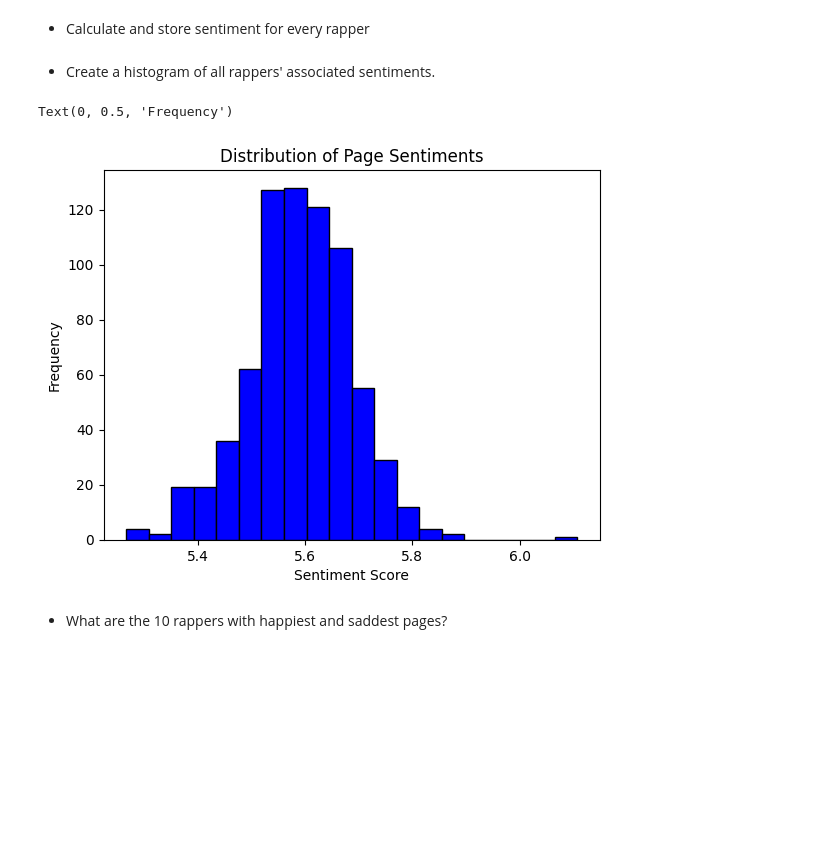
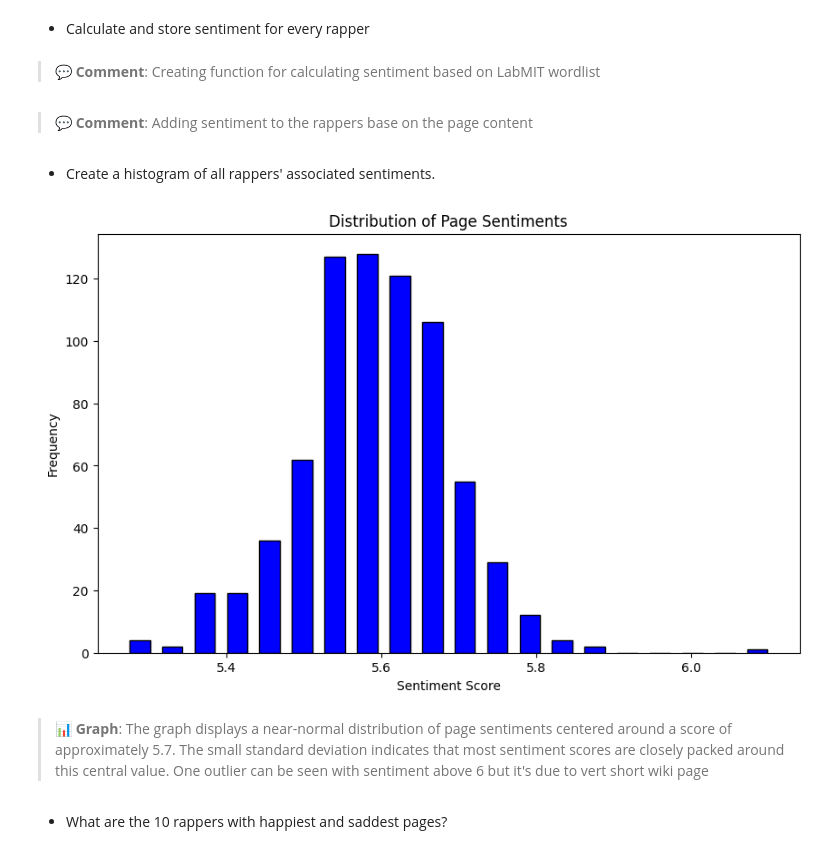
Before and after one commit to jereml99/socialgraphs2023, a Jupyter notebook: assignments/Assignment2.ipynb, the cells around one changed output. Drawn from its saved outputs; the diff is of its cells as text; code cells hidden in the pictures; blank space fills up the shorter version.

```diff
--- a/assignments/Assignment2.ipynb
+++ b/assignments/Assignment2.ipynb
@@ -401,19 +420,5 @@ printmd(f"> **✅ Solution**: Modularity: {modularity_value:.3f}")
 > **✅ Solution**: Modularity: 0.409
 # %% [markdown]
 >   * Plot and/or print the distribution of community sizes (whichever makes most sense). Comment on your result.
-# %%
-import matplotlib.pyplot as plt
-from collections import Counter
-### TODO PROBABLY BETTER TO HAVE THIS ON TOP OF THE DOC
-def create_histogram(data, title, xlabel, ylabel, color='blue', figuresize= (10, 6)):
-    labels = list(data.keys())
-    values = list(data.values())
-
-    plt.figure(figsize=figuresize)
-    plt.bar(labels, values, color=color, edgecolor='black')
-    plt.title(title)
-    plt.xlabel(xlabel)
-    plt.ylabel(ylabel)
-    plt.show()
 # %%
 community_labels = list(partition.values())
@@ -478,3 +459,5 @@ def calculate_sentiment(tokens):
+# %% [markdown]
+> **💬 Comment**: Creating function for calculating sentiment based on LabMIT wordlist
 # %%
 import re
 ROOT_FOLDER = "../lectures/data/"
@@ -517,19 +535,22 @@ def add_sentiment_to_nodes(net, root_folder):
 rap_graph_with_sentiment = DIRECTED_GRAPH.copy()
 add_sentiment_to_nodes(rap_graph_with_sentiment, ROOT_FOLDER)
+# %% [markdown]
+> **💬 Comment**: Adding sentiment to the rappers base on the page content
 # %% [markdown]
 * Create a histogram of all rappers' associated sentiments.
 # %%
+import numpy as np
 sentiments = [attrs['sentiment'] for _, attrs in rap_graph_with_sentiment.nodes(data=True)]
 
+hist, bin_edges = np.histogram(sentiments, bins= 20)
+bins = (bin_edges[:-1] + bin_edges[1:])/2
+data_for_plot = { selected_bin: value for value, selected_bin in zip(hist,bins)}
 
-plt.hist(sentiments, bins=20, color='blue', edgecolor='black')
-
-plt.title("Distribution of Page Sentiments")
-plt.xlabel("Sentiment Score")
-plt.ylabel("Frequency")
+create_histogram(data_for_plot, "Distribution of Page Sentiments", "Sentiment Score", "Frequency")
 # %% [output]
-Text(0, 0.5, 'Frequency')
-[figure, old version]
+[figure, new version]
+# %% [markdown]
+> **📊 Graph**: The graph displays a near-normal distribution of page sentiments centered around a score of approximately 5.7. The small standard deviation indicates that most sentiment scores are closely packed around this central value. One outlier can be seen with sentiment above 6 but it's due to vert short wiki page
 # %% [markdown]
 * What are the 10 rappers with happiest and saddest pages?
 # %%
```
Also changed, not shown: parts of 10 cells of this notebook.
